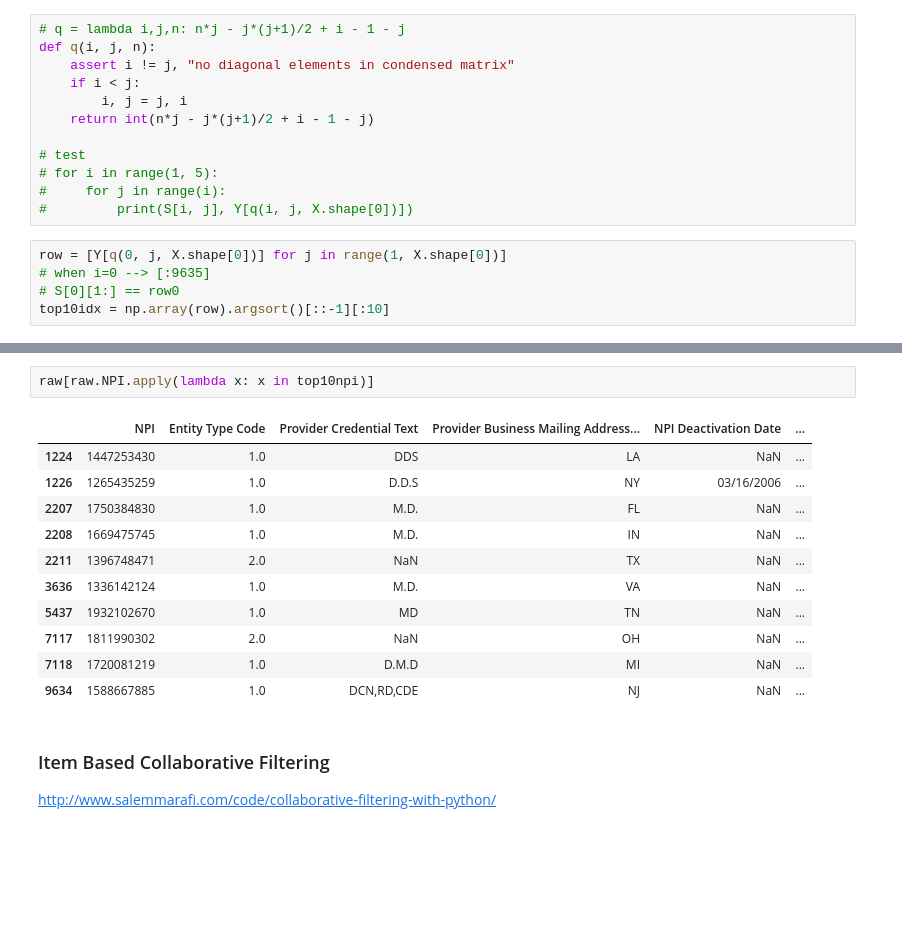
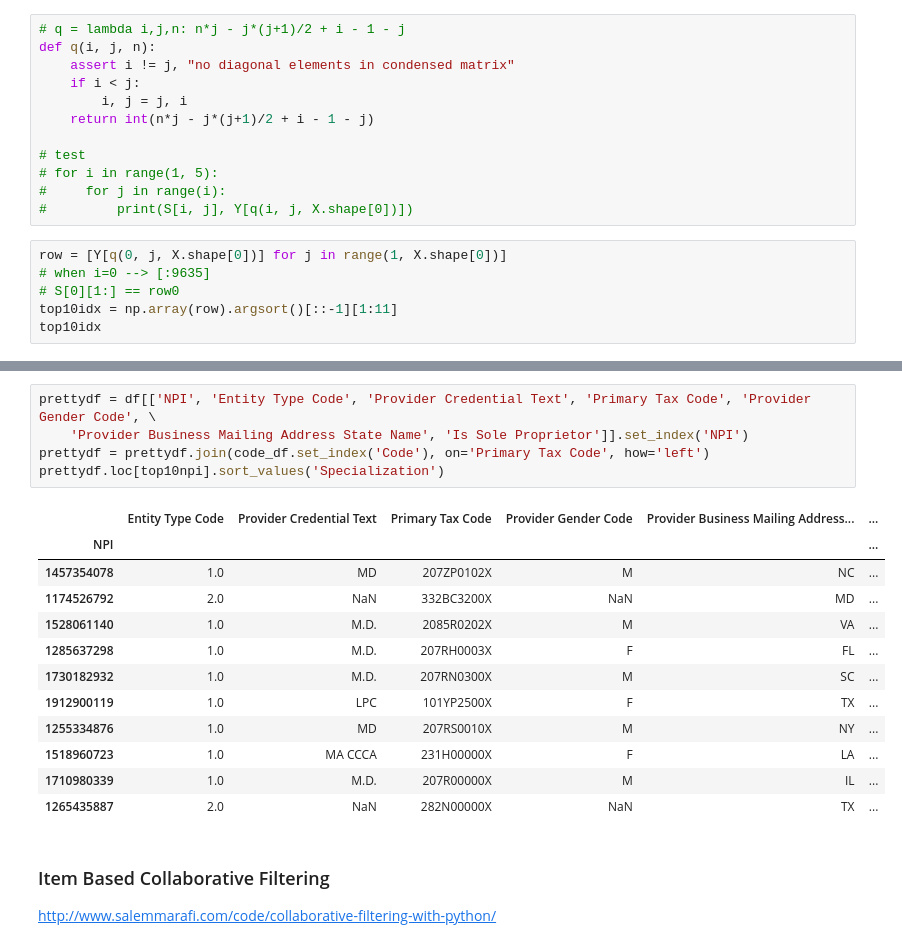
Before and after one commit to christinebuckler/provider-prescriber, a Jupyter notebook: EDA.ipynb, the cells around one changed output, grey strips where cells are left out. Drawn from its saved outputs; the diff is of its cells as text; blank space fills up the shorter version.

```diff
--- a/EDA.ipynb
+++ b/EDA.ipynb
@@ -699,4 +669,5 @@ def q(i, j, n):
 row = [Y[q(0, j, X.shape[0])] for j in range(1, X.shape[0])]
 # when i=0 --> [:9635]
 # S[0][1:] == row0
-top10idx = np.array(row).argsort()[::-1][:10]
+top10idx = np.array(row).argsort()[::-1][1:11]
+top10idx
@@ -734,17 +709,21 @@ The top 10 most similar NPIs are: [1588667885 1932102670 1750384830 1265435259 1
-# %%
-raw[raw.NPI.apply(lambda x: x in top10npi)]
-# %% [output]
-|  | NPI | Entity Type Code | Provider Credential Text | Provider Business Mailing Address... | NPI Deactivation Date | ... |
-| 1224 | 1447253430 | 1.0 | DDS | LA | NaN | ... |
-| 1226 | 1265435259 | 1.0 | D.D.S | NY | 03/16/2006 | ... |
-| 2207 | 1750384830 | 1.0 | M.D. | FL | NaN | ... |
-| 2208 | 1669475745 | 1.0 | M.D. | IN | NaN | ... |
-| 2211 | 1396748471 | 2.0 | NaN | TX | NaN | ... |
-| 3636 | 1336142124 | 1.0 | M.D. | VA | NaN | ... |
-| 5437 | 1932102670 | 1.0 | MD | TN | NaN | ... |
-| 7117 | 1811990302 | 2.0 | NaN | OH | NaN | ... |
-| 7118 | 1720081219 | 1.0 | D.M.D | MI | NaN | ... |
-| 9634 | 1588667885 | 1.0 | DCN,RD,CDE | NJ | NaN | ... |
+# %%
+prettydf = df[['NPI', 'Entity Type Code', 'Provider Credential Text', 'Primary Tax Code', 'Provider Gender Code', \
+    'Provider Business Mailing Address State Name', 'Is Sole Proprietor']].set_index('NPI')
+prettydf = prettydf.join(code_df.set_index('Code'), on='Primary Tax Code', how='left')
+prettydf.loc[top10npi].sort_values('Specialization')
+# %% [output]
+|  | Entity Type Code | Provider Credential Text | Primary Tax Code | Provider Gender Code | Provider Business Mailing Address... | ... |
+| NPI |  |  |  |  |  | ... |
+| 1457354078 | 1.0 | MD | 207ZP0102X | M | NC | ... |
+| 1174526792 | 2.0 | NaN | 332BC3200X | NaN | MD | ... |
+| 1528061140 | 1.0 | M.D. | 2085R0202X | M | VA | ... |
+| 1285637298 | 1.0 | M.D. | 207RH0003X | F | FL | ... |
+| 1730182932 | 1.0 | M.D. | 207RN0300X | M | SC | ... |
+| 1912900119 | 1.0 | LPC | 101YP2500X | F | TX | ... |
+| 1255334876 | 1.0 | MD | 207RS0010X | M | NY | ... |
+| 1518960723 | 1.0 | MA CCCA | 231H00000X | F | LA | ... |
+| 1710980339 | 1.0 | M.D. | 207R00000X | M | IL | ... |
+| 1265435887 | 2.0 | NaN | 282N00000X | NaN | TX | ... |
 # %% [markdown]
 ### Item Based Collaborative Filtering
 http://www.salemmarafi.com/code/collaborative-filtering-with-python/
```
Also changed, not shown: parts of 22 cells of this notebook.
